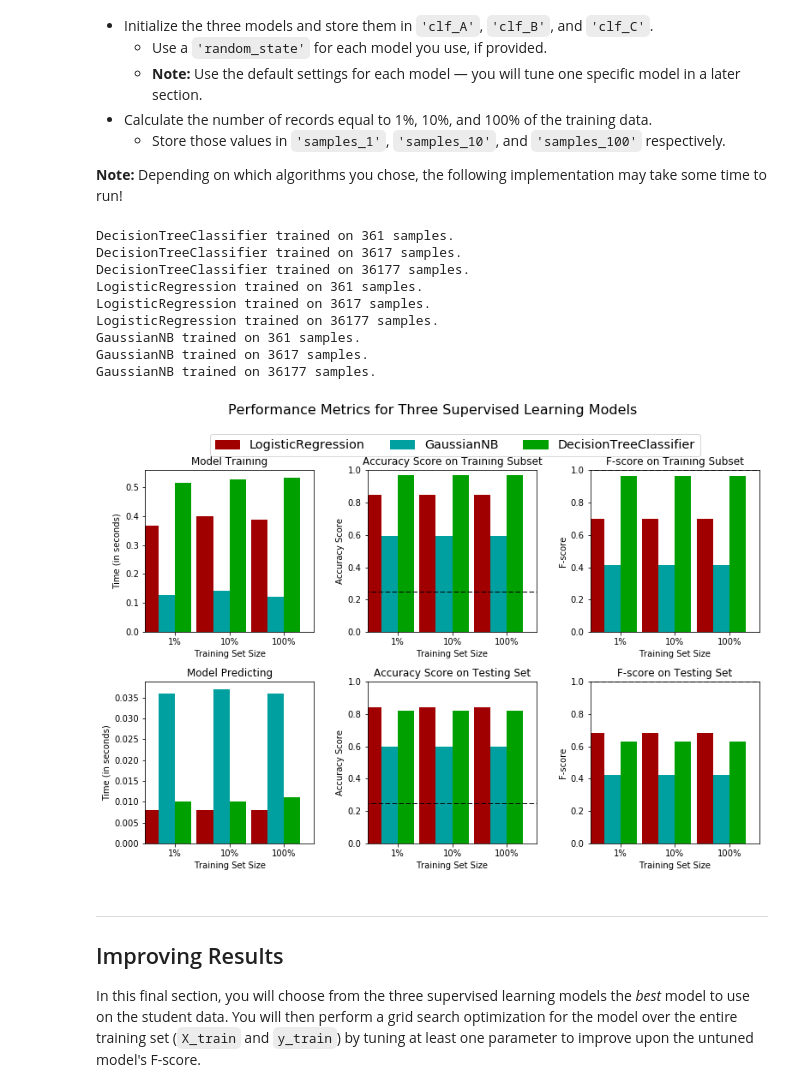
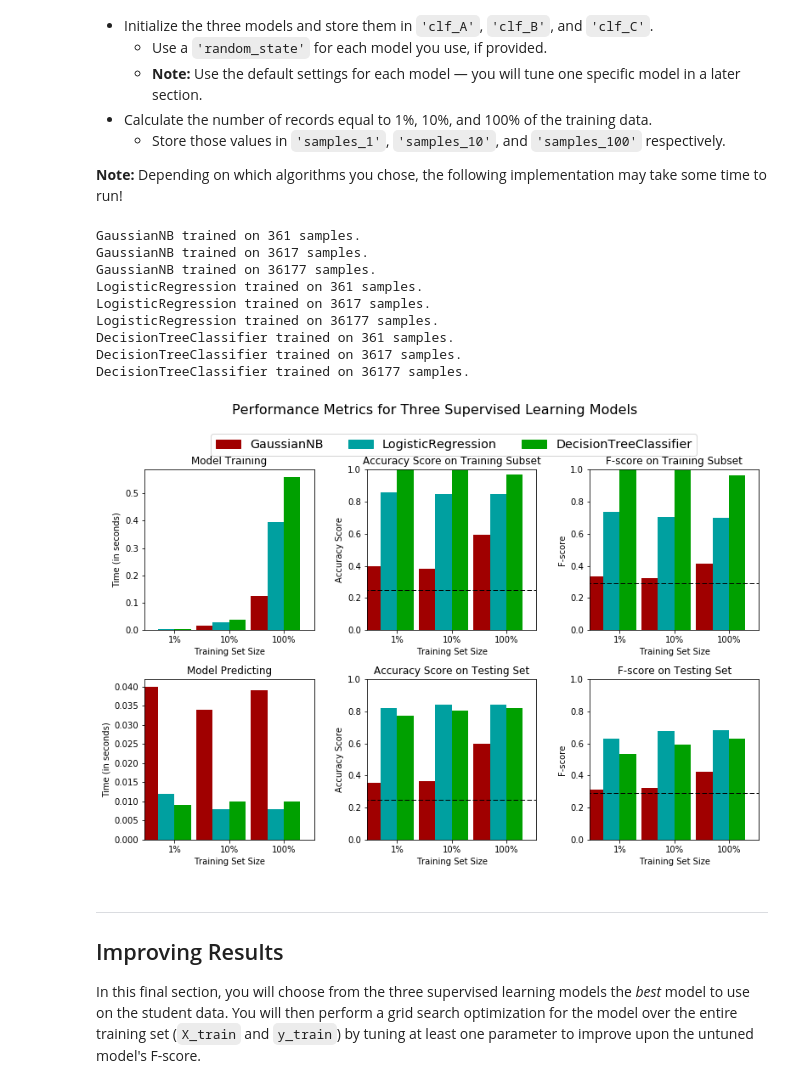
Before and after one commit to XingDYe/MLND, a Jupyter notebook: finding_donors/finding_donors.ipynb, the cells around one changed output. Cells and saved outputs as stored; diff of their text form; code cells hidden in the pictures.

```diff
--- a/finding_donors/finding_donors.ipynb
+++ b/finding_donors/finding_donors.ipynb
@@ -165,8 +165,8 @@ features_final = pd.get_dummies(features_log_minmax_transform)
 
 # TODO: Encode the 'income_raw' data to numerical values
 from sklearn.preprocessing import LabelEncoder
-lb_make = LabelEncoder()
-income = lb_make.fit_transform(income_raw)
+lb_make = LabelEncoder().fit_transform(income_raw)
+income = pd.Series(lb_make)
 # Print the number of features after one-hot encoding
 encoded = list(features_final.columns)
 print "{} total features after one-hot encoding.".format(len(encoded))
@@ -243,15 +243,15 @@ FP = income.count() - TP # Specific to the naive case
 TN = 0 # No predicted negatives in the naive case
 FN = 0 # No predicted negatives in the naive case
 """
-TP = np.sum(income==1)
-FP = len(income) - TP
+TP = np.sum(income)
+FP = income.count() - TP
 TN = 0
 FN = 0
 
 # TODO: Calculate accuracy, precision and recall
 accuracy = (TP + TN)/float(TP + TN + FP + FN)
 recall = TP/float(TP + FN)
-precision = TP/float(TP + TN)
+precision = TP/float(TP + FP)
 
 # TODO: Calculate F-score using the formula above for beta = 0.5 and correct values for precision and recall.
 # HINT: The formula above can be written as (1 + beta**2) * (precision * recall) / ((beta**2 * precision) + recall)
@@ -336,7 +346,7 @@ def train_predict(learner, sample_size, X_train, y_train, X_test, y_test):
 
     # TODO: Fit the learner to the training data using slicing with 'sample_size' using .fit(training_features[:], training_labels[:])
     start = time() # Get start time
-    learner = learner.fit(X_train, y_train)
+    learner = learner.fit(X_train[:sample_size], y_train[:sample_size])
     end = time() # Get end time
 
     # TODO: Calculate the training time
@@ -385,45 +395,42 @@ In the code cell, you will need to implement the following:
 
 from sklearn.naive_bayes import GaussianNB
 from sklearn.tree import DecisionTreeClassifier
-from sklearn.ensemble import RandomForestClassifier
-from sklearn.neighbors import KNeighborsClassifier
 from sklearn.linear_model import LogisticRegression
 
-
 # TODO: Initialize the three models
-clf_A = DecisionTreeClassifier(random_state=0)
+clf_A = GaussianNB()
 clf_B = LogisticRegression()
-clf_C = GaussianNB()
+clf_C = DecisionTreeClassifier(random_state=0)
 
 # TODO: Calculate the number of samples for 1%, 10%, and 100% of the training data
 # HINT: samples_100 is the entire training set i.e. len(y_train)
 # HINT: samples_10 is 10% of samples_100
 # HINT: samples_1 is 1% of samples_100
 samples_100 = len(y_train)
 samples_10 = int(0.1*samples_100)
 samples_1 = int(0.01*samples_100)
 
 # Collect results on the learners
 results = {}
 for clf in [clf_A, clf_B, clf_C]:
     clf_name = clf.__class__.__name__
     results[clf_name] = {}
     for i, samples in enumerate([samples_1, samples_10, samples_100]):
         results[clf_name][i] = train_predict(clf, samples, X_train, y_train, X_test, y_test)
 
 # Run metrics visualization for the three supervised learning models chosen
 vs.evaluate(results, accuracy, fscore)
 # %% [output]
+GaussianNB trained on 361 samples.
+GaussianNB trained on 3617 samples.
+GaussianNB trained on 36177 samples.
+LogisticRegression trained on 361 samples.
+LogisticRegression trained on 3617 samples.
+LogisticRegression trained on 36177 samples.
 DecisionTreeClassifier trained on 361 samples.
 DecisionTreeClassifier trained on 3617 samples.
 DecisionTreeClassifier trained on 36177 samples.
-LogisticRegression trained on 361 samples.
-LogisticRegression trained on 3617 samples.
-LogisticRegression trained on 36177 samples.
-GaussianNB trained on 361 samples.
-GaussianNB trained on 3617 samples.
-GaussianNB trained on 36177 samples.
-[figure, old version]
+[figure, new version]
 # %% [markdown]
 ----
 ## Improving Results
```
Also changed, not shown: parts of 10 cells of this notebook.
